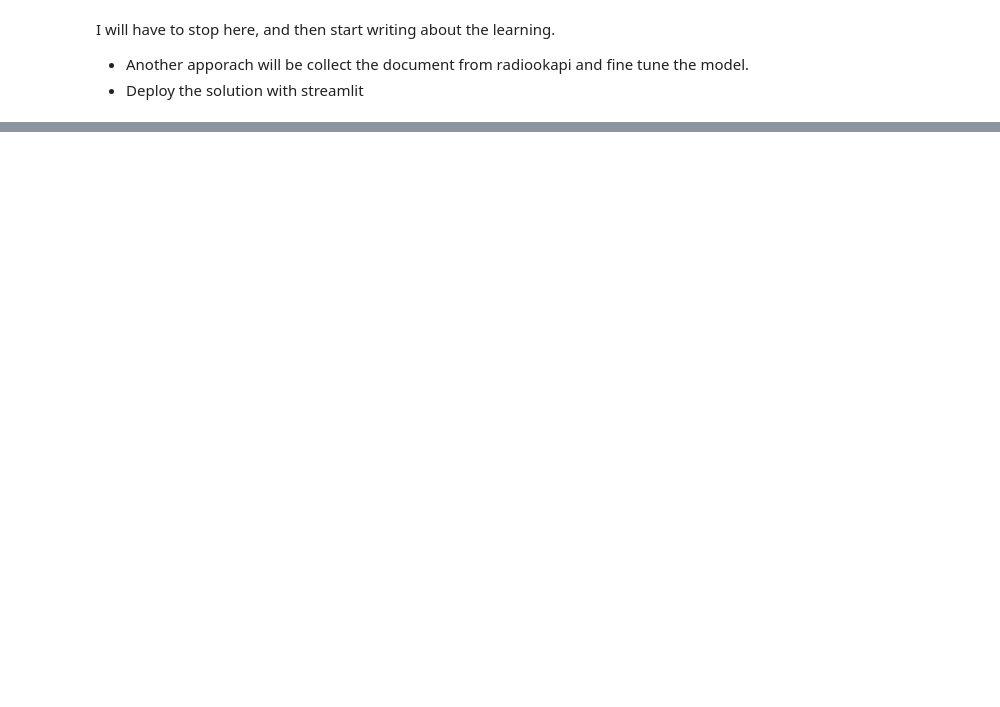
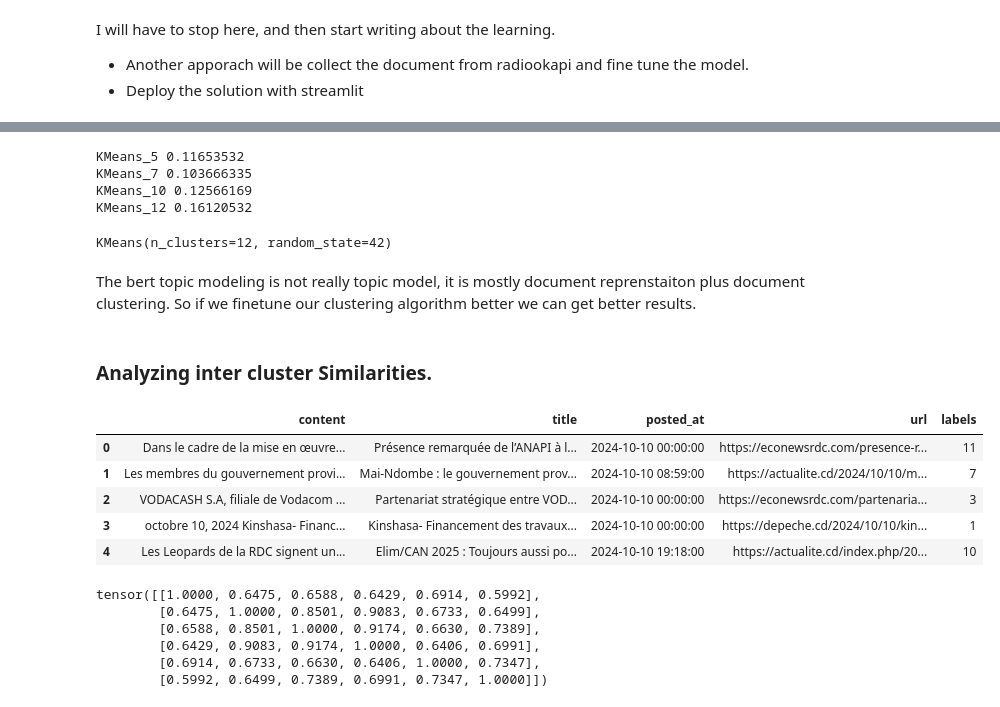
Before and after one commit to espoirMur/end-to-end-rag, a Jupyter notebook: summarization-playground.ipynb, the cells around one changed output, grey strips where cells are left out. Cells and saved outputs as stored; diff of their text form; code cells hidden in the pictures; blank space fills up the shorter version.

```diff
--- a/summarization-playground.ipynb
+++ b/summarization-playground.ipynb
@@ -333,0 +365,21 @@ Le centre de
+# %%
+find_best_estimator(reduced_embeddings)
+# %% [output]
+KMeans_5 0.11653532
+KMeans_7 0.103666335
+KMeans_10 0.12566169
+KMeans_12 0.16120532
+KMeans(n_clusters=12, random_state=42)
+# %% [markdown]
+The bert topic modeling is not really topic model, it is mostly document reprenstaiton plus document clustering. So if we finetune our clustering algorithm better we can get better results.
+# %% [markdown]
+### Analyzing inter cluster Similarities.
+# %%
+results_df.head()
+# %% [output]
+|  | content | title | posted_at | url | labels |
+| 0 | Dans le cadre de la mise en œuvre... | Présence remarquée de l’ANAPI à l... | 2024-10-10 00:00:00 | https://econewsrdc.com/presence-r... | 11 |
+| 1 | Les membres du gouvernement provi... | Mai-Ndombe : le gouvernement prov... | 2024-10-10 08:59:00 | https://actualite.cd/2024/10/10/m... | 7 |
+| 2 | VODACASH S.A, filiale de Vodacom ... | Partenariat stratégique entre VOD... | 2024-10-10 00:00:00 | https://econewsrdc.com/partenaria... | 3 |
+| 3 | octobre 10, 2024 Kinshasa- Financ... | Kinshasa- Financement des travaux... | 2024-10-10 00:00:00 | https://depeche.cd/2024/10/10/kin... | 1 |
+| 4 | Les Leopards de la RDC signent un... | Elim/CAN 2025 : Toujours aussi po... | 2024-10-10 19:18:00 | https://actualite.cd/index.php/20... | 10 |
@@ -333,0 +390,9 @@ Le centre de
+# %%
+sentence_transformer_model.similarity(vectors ,  vectors)
+# %% [output]
+tensor([[1.0000, 0.6475, 0.6588, 0.6429, 0.6914, 0.5992],
+        [0.6475, 1.0000, 0.8501, 0.9083, 0.6733, 0.6499],
+        [0.6588, 0.8501, 1.0000, 0.9174, 0.6630, 0.7389],
+        [0.6429, 0.9083, 0.9174, 1.0000, 0.6406, 0.6991],
+        [0.6914, 0.6733, 0.6630, 0.6406, 1.0000, 0.7347],
+        [0.5992, 0.6499, 0.7389, 0.6991, 0.7347, 1.0000]])
```
Also changed, not shown: parts of 77 cells of this notebook, 8 other files.
